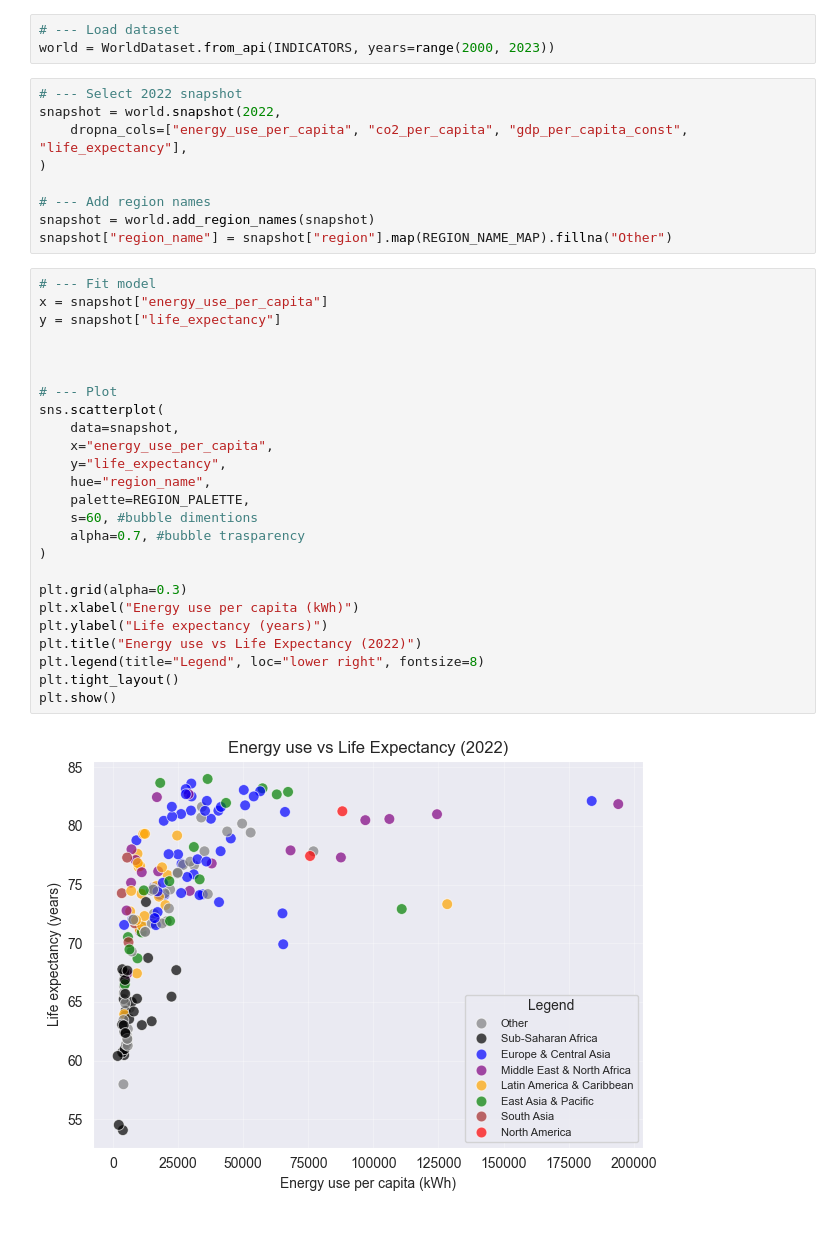
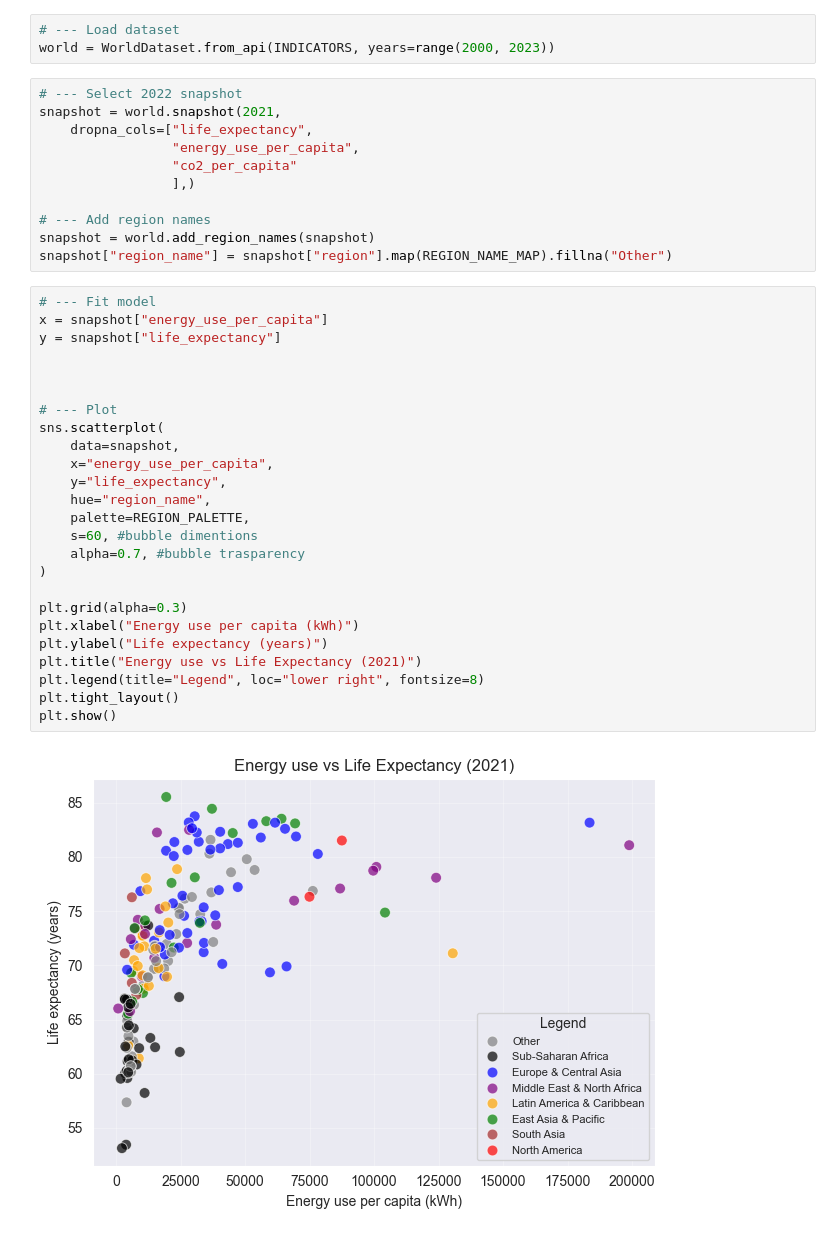
Before and after one commit to Marco-cella1/Energy_poverty_, a Jupyter notebook: Presentation/presentation.ipynb, the cells around one changed output. Cells and saved outputs as stored; diff of their text form.

```diff
--- a/Presentation/presentation.ipynb
+++ b/Presentation/presentation.ipynb
@@ -18,9 +18,11 @@ Put it in a different block to save time during iterations.
 world = WorldDataset.from_api(INDICATORS, years=range(2000, 2023))
 # %%
 # --- Select 2022 snapshot
-snapshot = world.snapshot(2022,
-    dropna_cols=["energy_use_per_capita", "co2_per_capita", "gdp_per_capita_const", "life_expectancy"],
-)
+snapshot = world.snapshot(2021,
+    dropna_cols=["life_expectancy",
+                 "energy_use_per_capita",
+                 "co2_per_capita"
+                 ],)
 
 # --- Add region names
 snapshot = world.add_region_names(snapshot)
@@ -28,30 +30,30 @@ snapshot["region_name"] = snapshot["region"].map(REGION_NAME_MAP).fillna("Other"
 # %%
 # --- Fit model
 x = snapshot["energy_use_per_capita"]
 y = snapshot["life_expectancy"]
 
 
 
 # --- Plot
 sns.scatterplot(
     data=snapshot,
     x="energy_use_per_capita",
     y="life_expectancy",
     hue="region_name",
     palette=REGION_PALETTE,
     s=60, #bubble dimentions
     alpha=0.7, #bubble trasparency
 )
 
 plt.grid(alpha=0.3)
 plt.xlabel("Energy use per capita (kWh)")
 plt.ylabel("Life expectancy (years)")
-plt.title("Energy use vs Life Expectancy (2022)")
+plt.title("Energy use vs Life Expectancy (2021)")
 plt.legend(title="Legend", loc="lower right", fontsize=8)
 plt.tight_layout()
 plt.show()
 # %% [output]
-[figure, old version]
+[figure, new version]
 # %%
 # --- Fit model
 x = snapshot["energy_use_per_capita"]
```
Also changed, not shown: parts of 4 cells of this notebook, 2 other files.
